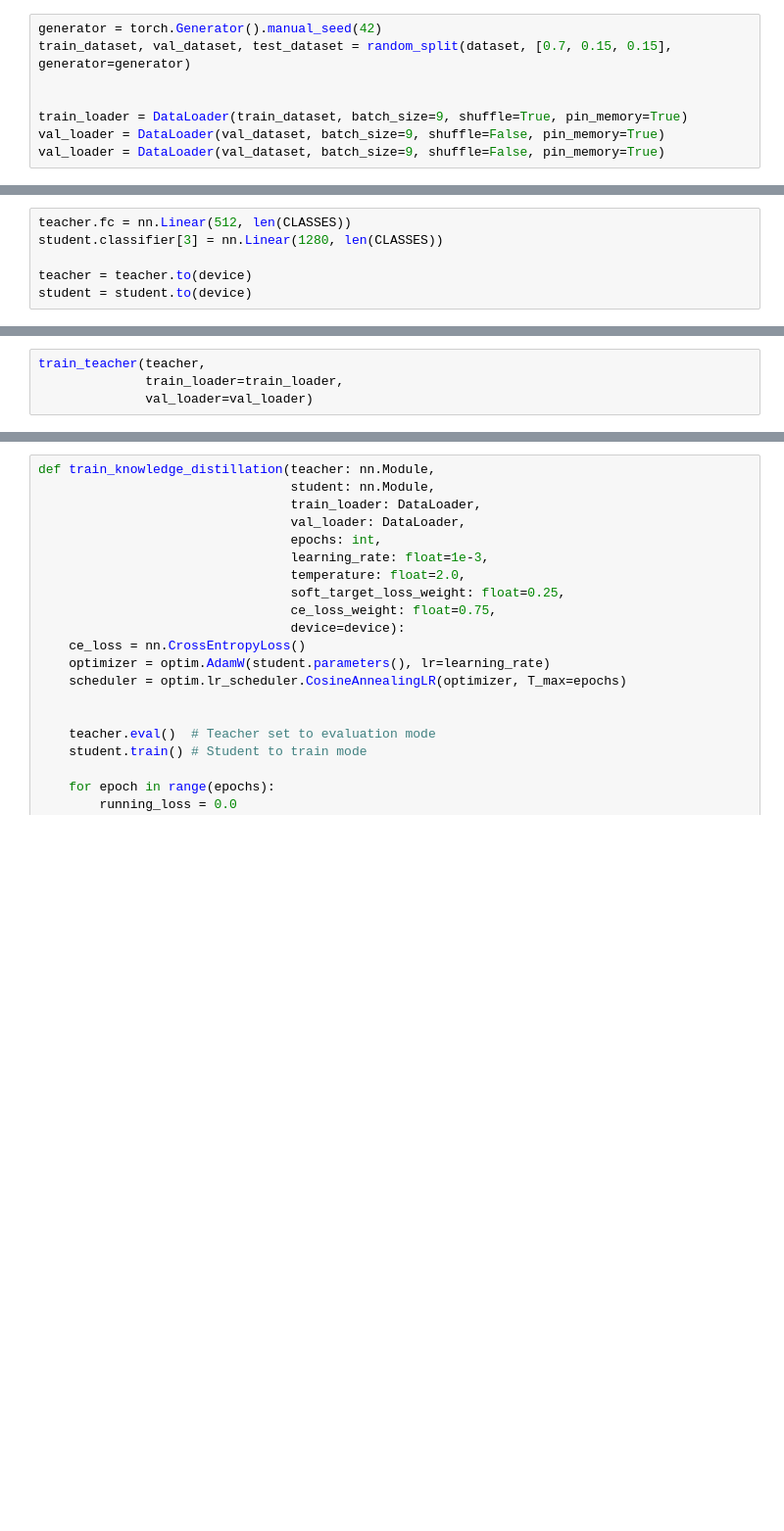
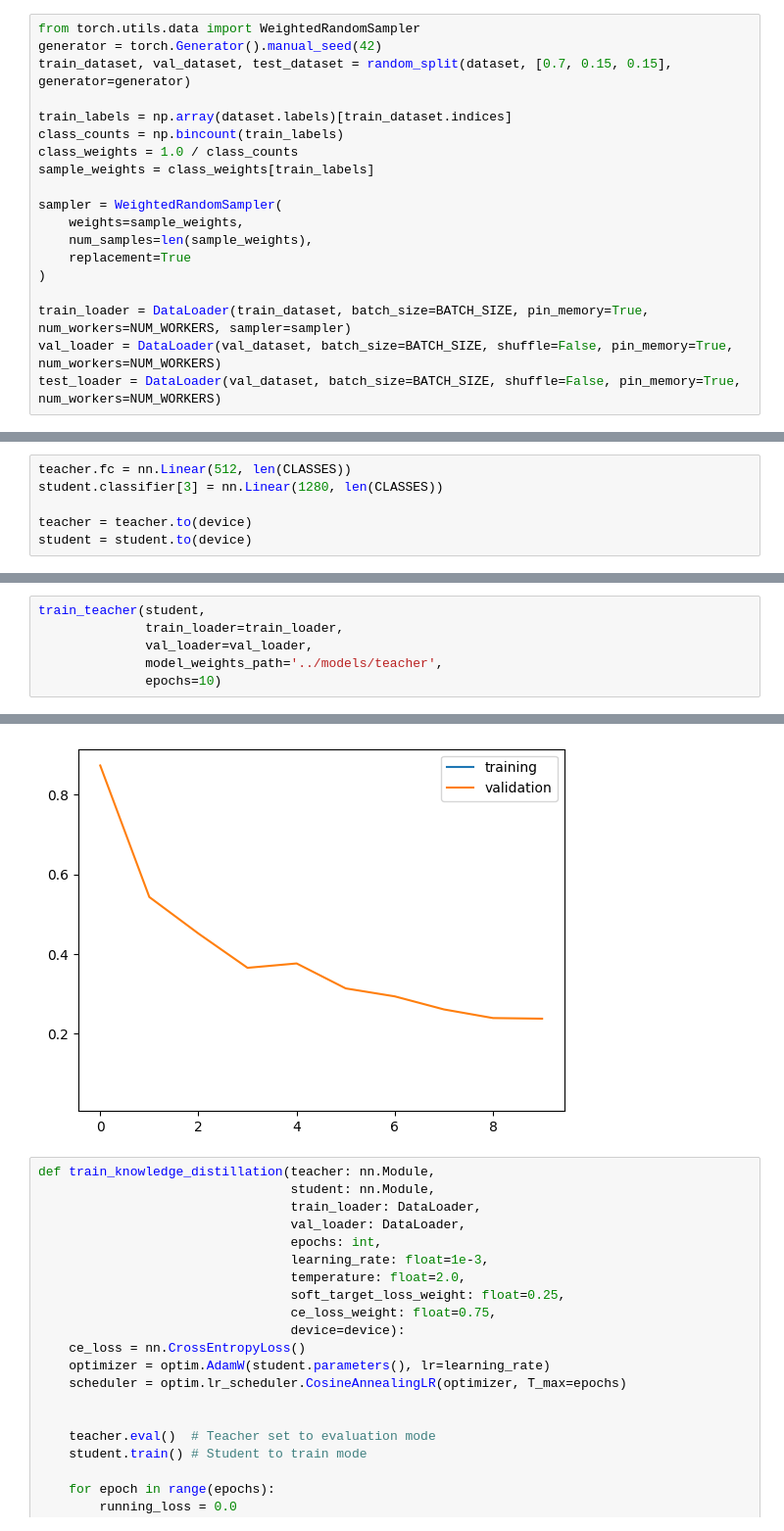
Before and after one commit to Kujonick/Garbage-Detector-Model, a Jupyter notebook: notebooks/train_model.ipynb, the cells around one changed output, grey strips where cells are left out. Shown at 98% size. Drawn from its saved outputs; the diff is of its cells as text; blank space fills up the shorter version.

Commit message:
complete training

```diff
--- a/notebooks/train_model.ipynb
+++ b/notebooks/train_model.ipynb
@@ -111,9 +118,20 @@ dataset = GarbageDataset(fg_root='../resources/final_dataset',
 # %%
+from torch.utils.data import WeightedRandomSampler
 generator = torch.Generator().manual_seed(42)
 train_dataset, val_dataset, test_dataset = random_split(dataset, [0.7, 0.15, 0.15], generator=generator)
 
+train_labels = np.array(dataset.labels)[train_dataset.indices]
+class_counts = np.bincount(train_labels)
+class_weights = 1.0 / class_counts
+sample_weights = class_weights[train_labels]
 
-train_loader = DataLoader(train_dataset, batch_size=9, shuffle=True, pin_memory=True)
-val_loader = DataLoader(val_dataset, batch_size=9, shuffle=False, pin_memory=True)
-val_loader = DataLoader(val_dataset, batch_size=9, shuffle=False, pin_memory=True)
+sampler = WeightedRandomSampler(
+    weights=sample_weights,
+    num_samples=len(sample_weights),
+    replacement=True
+)
+
+train_loader = DataLoader(train_dataset, batch_size=BATCH_SIZE, pin_memory=True, num_workers=NUM_WORKERS, sampler=sampler)
+val_loader = DataLoader(val_dataset, batch_size=BATCH_SIZE, shuffle=False, pin_memory=True, num_workers=NUM_WORKERS)
+test_loader = DataLoader(val_dataset, batch_size=BATCH_SIZE, shuffle=False, pin_memory=True, num_workers=NUM_WORKERS)
 # %%
@@ -234,5 +348,7 @@ def test(model, test_loader, device):
 # %%
-train_teacher(teacher,
+train_teacher(student,
               train_loader=train_loader,
-              val_loader=val_loader)
+              val_loader=val_loader,
+              model_weights_path='../models/teacher',
+              epochs=10)
 # %% [output]
@@ -249,3 +365,4 @@ Epoch 10: Train Loss=0.0000| Val Loss=0.0000, Val Acc=1.0000
+[figure, added]
 # %%
 def train_knowledge_distillation(teacher: nn.Module,
                                  student: nn.Module,
```
Also changed, not shown: parts of 14 cells of this notebook.
